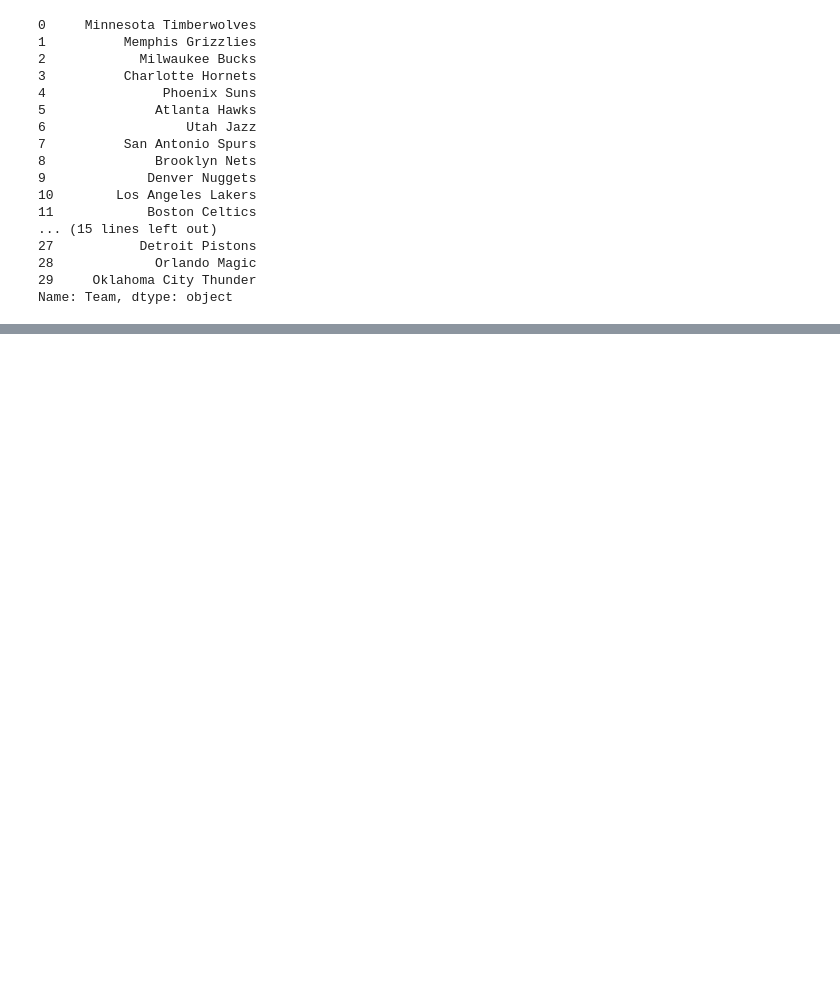
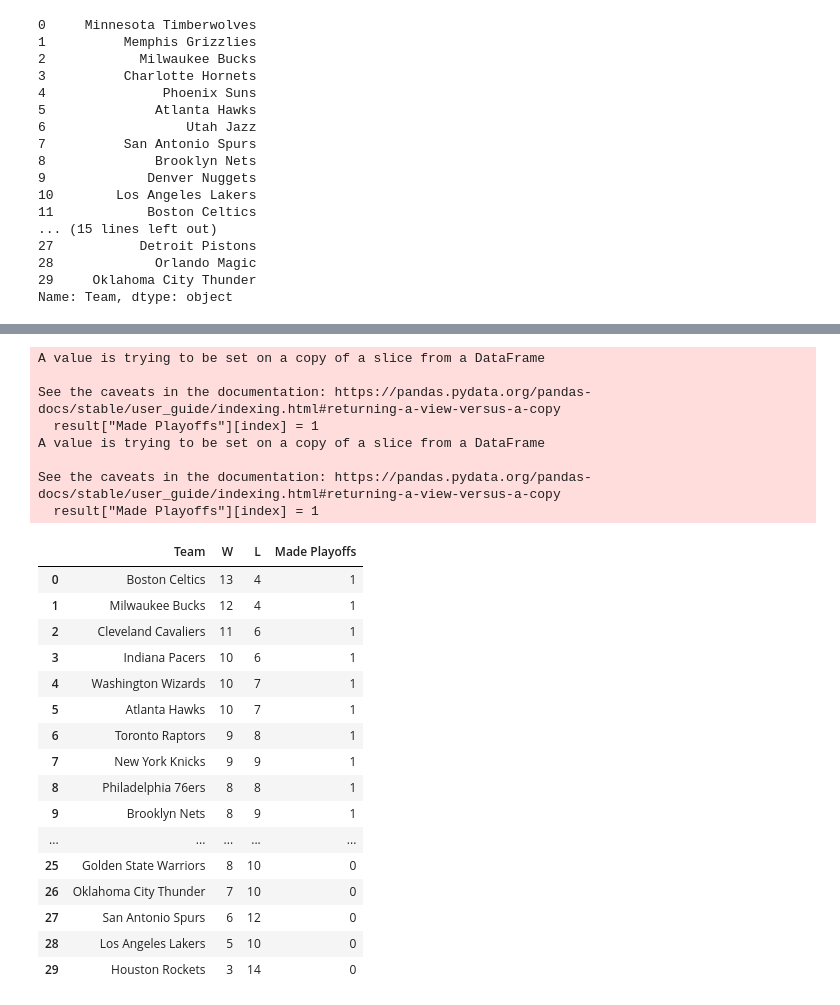
Before and after one commit to mattmori21/Kings-Project, a Jupyter notebook: data.ipynb, the cells around one changed output, grey strips where cells are left out. Cells and saved outputs as stored; diff of their text form; code cells hidden in the pictures; blank space fills up the shorter version.

Commit message:
created function to obtain win data for a given season

```diff
--- a/data.ipynb
+++ b/data.ipynb
@@ -129,9 +129,5 @@ tab_dict_op
 
  [30 rows x 21 columns]}
-# %%
-url3 = "https://www.espn.com/nba/standings/_/season/2023"
-names = pd.read_html(url3)[0]
-stats = pd.read_html(url3)[1]
 # %%
 nbateams = tab_dict['tab_2021']["Team"]
 nbateams
@@ -197,6 +151,0 @@ names
-# %%
-url4 = "https://www.espn.com/nba/standings/_/season/2022"
-names = pd.read_html(url4)[0]
-stats = pd.read_html(url4)[1]
-#names.iloc[:,0][11].split()
-names
@@ -218,0 +187,54 @@ names
+# %%
+def clean_teams(team, stats):
+    team1 = team.columns[0]
+    team.columns = ["Team"]
+    new_row = pd.DataFrame({team.columns[0]:team1}, index=[0])
+    team = pd.concat([new_row,team.loc[:]]).reset_index(drop=True)
+    for i in range(0, len(team.iloc[:,0])):
+        for teamname in nbateams:
+            if team.iloc[:,0][i].__contains__(teamname):
+                team.iloc[:,0][i] = teamname
+            else:
+                continue
+    result = team.join(stats.iloc[:,0:2])
+    result["Made Playoffs"] = 0
+    for index in result.index:
+        if index < 10:
+            result["Made Playoffs"][index] = 1
+    return(result)
+
+url3 = "https://www.espn.com/nba/standings/_/season/2023"
+teams_east = pd.read_html(url3)[0]
+stats_east = pd.read_html(url3)[1]
+teams_west = pd.read_html(url3)[2]
+stats_west = pd.read_html(url3)[3]
+teams_east = clean_teams(teams_east, stats_east)
+teams_west = clean_teams(teams_west, stats_west)
+league_wins_losses = pd.concat([teams_east, teams_west], ignore_index = True)
+league_wins_losses
+# %% [output]
+A value is trying to be set on a copy of a slice from a DataFrame
+
+See the caveats in the documentation: https://pandas.pydata.org/pandas-docs/stable/user_guide/indexing.html#returning-a-view-versus-a-copy
+  result["Made Playoffs"][index] = 1
+A value is trying to be set on a copy of a slice from a DataFrame
+
+See the caveats in the documentation: https://pandas.pydata.org/pandas-docs/stable/user_guide/indexing.html#returning-a-view-versus-a-copy
+  result["Made Playoffs"][index] = 1
+|  | Team | W | L | Made Playoffs |
+| 0 | Boston Celtics | 13 | 4 | 1 |
+| 1 | Milwaukee Bucks | 12 | 4 | 1 |
+| 2 | Cleveland Cavaliers | 11 | 6 | 1 |
+| 3 | Indiana Pacers | 10 | 6 | 1 |
+| 4 | Washington Wizards | 10 | 7 | 1 |
+| 5 | Atlanta Hawks | 10 | 7 | 1 |
+| 6 | Toronto Raptors | 9 | 8 | 1 |
+| 7 | New York Knicks | 9 | 9 | 1 |
+| 8 | Philadelphia 76ers | 8 | 8 | 1 |
+| 9 | Brooklyn Nets | 8 | 9 | 1 |
+| ... | ... | ... | ... | ... |
+| 25 | Golden State Warriors | 8 | 10 | 0 |
+| 26 | Oklahoma City Thunder | 7 | 10 | 0 |
+| 27 | San Antonio Spurs | 6 | 12 | 0 |
+| 28 | Los Angeles Lakers | 5 | 10 | 0 |
+| 29 | Houston Rockets | 3 | 14 | 0 |
```
Also changed, not shown: parts of 11 cells of this notebook.
